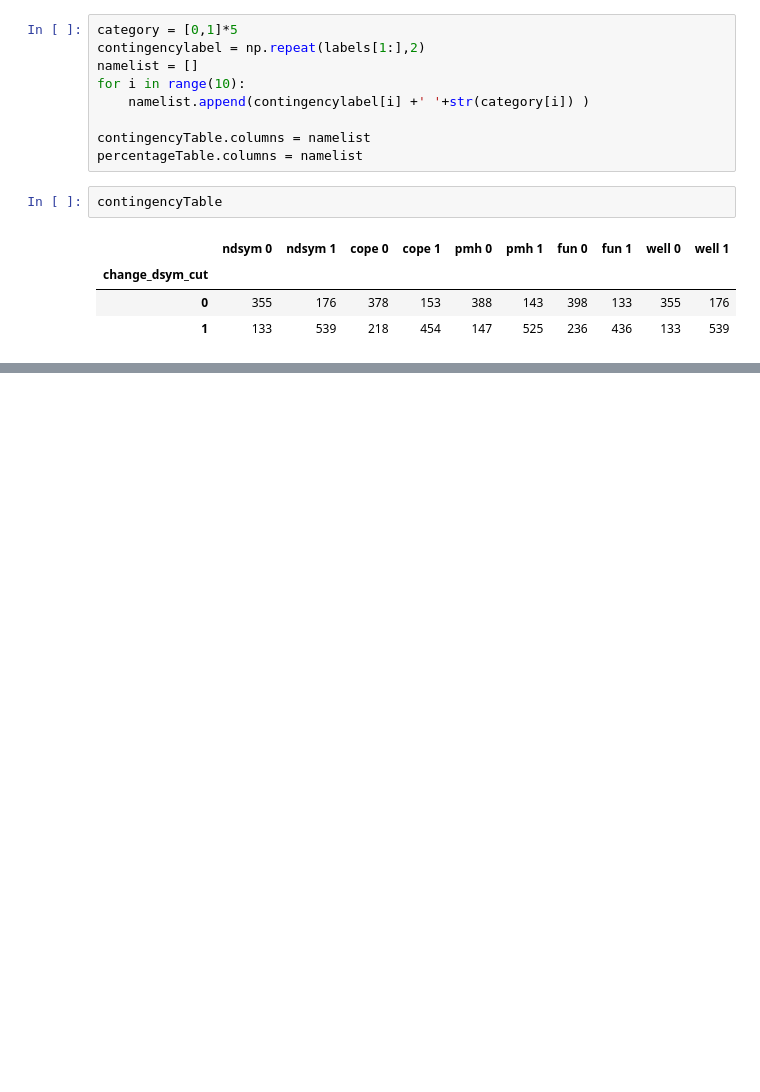
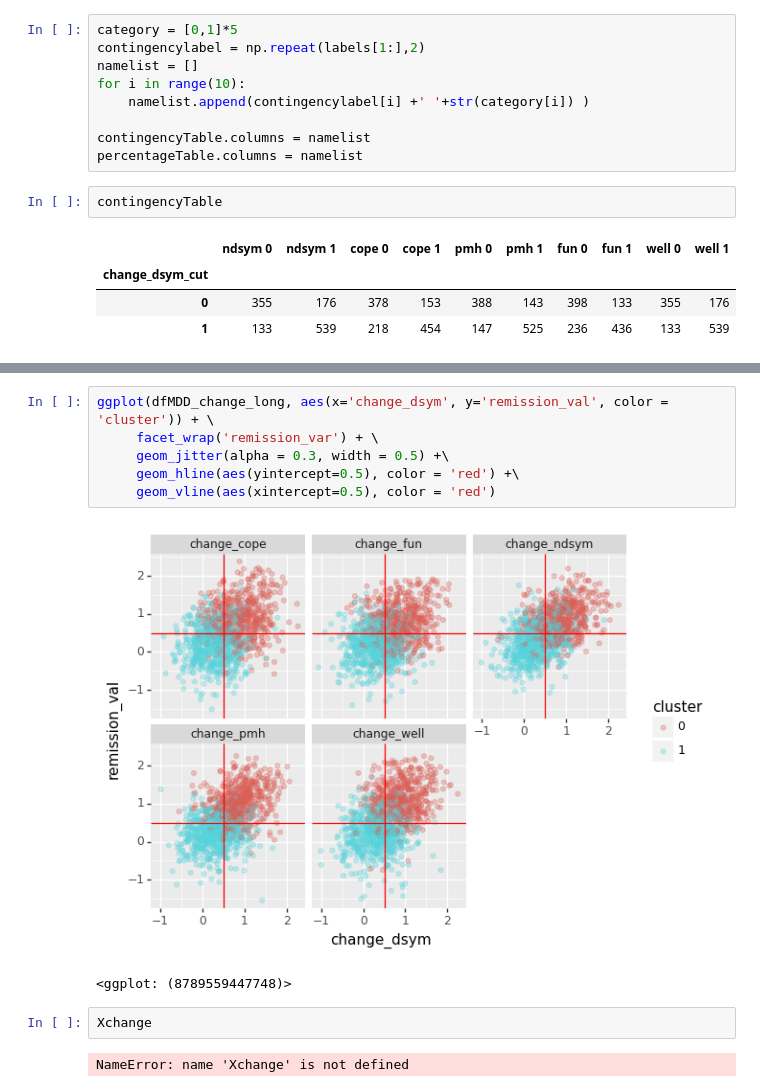
Before and after one commit to sin-ying-lin/phpTxOutcome, a Jupyter notebook: Code/Untitled.ipynb, the cells around one changed output, grey strips where cells are left out. Saved outputs shown, nothing was run; the diff lists cells and outputs as text; blank space fills up the shorter version.

```diff
--- a/Code/Untitled.ipynb
+++ b/Code/Untitled.ipynb
@@ -103,0 +244,13 @@ Categories (2, int64): [0, 1]
+# %%
+ggplot(dfMDD_change_long, aes(x='change_dsym', y='remission_val', color = 'cluster')) + \
+     facet_wrap('remission_var') + \
+     geom_jitter(alpha = 0.3, width = 0.5) +\
+     geom_hline(aes(yintercept=0.5), color = 'red') +\
+     geom_vline(aes(xintercept=0.5), color = 'red')
+# %% [output]
+[figure, added]
+<ggplot: (8789559447748)>
+# %%
+Xchange
+# %% [output]
+NameError: name 'Xchange' is not defined
```
Also changed, not shown: parts of 21 cells of this notebook, 7 other files.
